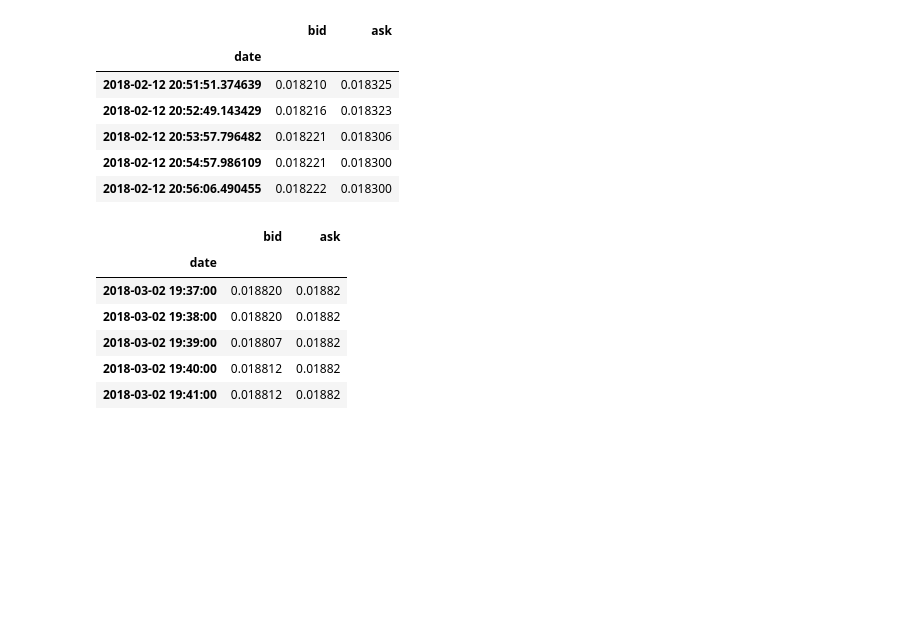
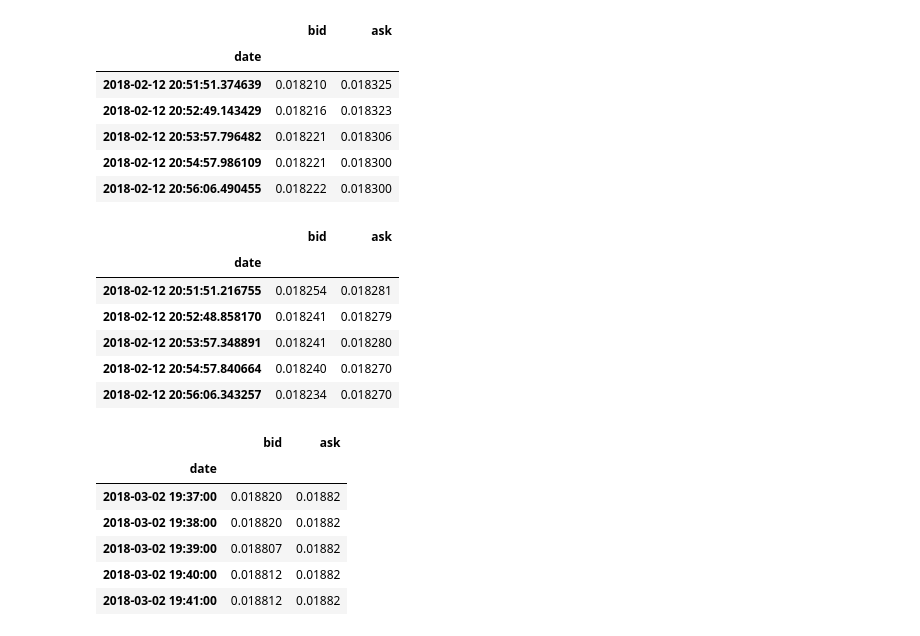
Before and after one commit to fedecaccia/finance_articles, a Jupyter notebook: pair_trading/how-to-really-profit-from-arbitrage-opportunities.ipynb, the cells around one changed output. Drawn from its saved outputs; the diff is of its cells as text; code cells hidden in the pictures; blank space fills up the shorter version.

```diff
--- a/pair_trading/how-to-really-profit-from-arbitrage-opportunities.ipynb
+++ b/pair_trading/how-to-really-profit-from-arbitrage-opportunities.ipynb
@@ -27,6 +27,16 @@ pair1.head()
 | 2018-02-12 20:53:57.796482 | 0.018221 | 0.018306 |
 | 2018-02-12 20:54:57.986109 | 0.018221 | 0.018300 |
 | 2018-02-12 20:56:06.490455 | 0.018222 | 0.018300 |
+# %%
+pair2.head()
+# %% [output]
+|  | bid | ask |
+| date |  |  |
+| 2018-02-12 20:51:51.216755 | 0.018254 | 0.018281 |
+| 2018-02-12 20:52:48.858170 | 0.018241 | 0.018279 |
+| 2018-02-12 20:53:57.348891 | 0.018241 | 0.018280 |
+| 2018-02-12 20:54:57.840664 | 0.018240 | 0.018270 |
+| 2018-02-12 20:56:06.343257 | 0.018234 | 0.018270 |
 # %%
 pair1 = pair1.resample("min").mean().ffill()
 pair2 = pair2.resample("min").mean().ffill()
```
Also changed, not shown: parts of 7 cells of this notebook, 9 other files.
